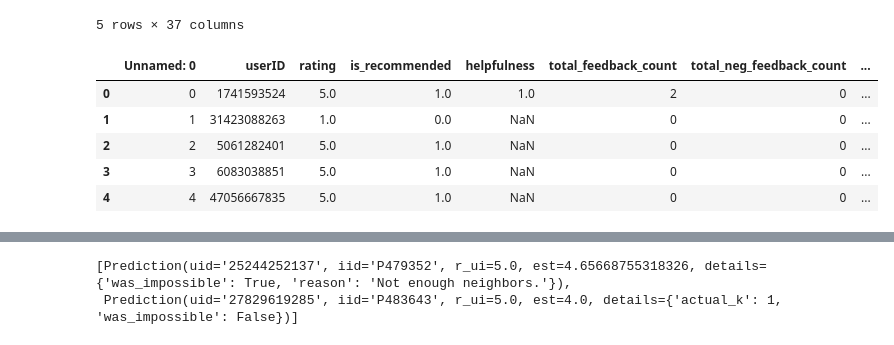
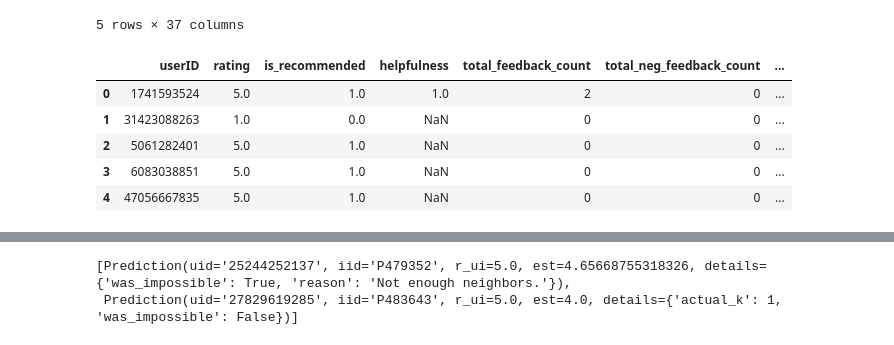
Before and after one commit to nurs-1502/Web_Mining_Project, a Jupyter notebook: Updated_Recommender_System.ipynb, the cells around one changed output, grey strips where cells are left out. Drawn from its saved outputs; the diff is of its cells as text; code cells hidden in the pictures.

```diff
--- a/Updated_Recommender_System.ipynb
+++ b/Updated_Recommender_System.ipynb
@@ -7,7 +7,7 @@ my_seed = 0
 random.seed(my_seed)
 np.random.seed(my_seed)
 # %%
-# ─── Cell 2: Imports & Load Data + Build Full User Features ───────────────────
+# ─── Cell 2: Imports, Load & Clean Data, Build Full User Features ─────────────
 import os
 import pandas as pd
 
@@ -18,33 +18,49 @@ dataset_folder = "/Users/hamidahmad/Desktop/DataSet"
 products = pd.read_csv(
     os.path.join(dataset_folder, 'product_info.csv'),
     low_memory=False
-).rename(columns={'product_id':'itemID'}).dropna(subset=['itemID'])
+)
+# Drop any stray “Unnamed” index columns
+products = products.loc[:, ~products.columns.str.startswith('Unnamed')]
+products = (
+    products
+      .rename(columns={'product_id':'itemID'})
+      .dropna(subset=['itemID'])
+)
 products['itemID'] = products['itemID'].astype(str)
 
 # 2.3 Reviews
 review_files = [f for f in os.listdir(dataset_folder) if f.startswith('reviews')]
 print("Found review files:", review_files)
 
-reviews = pd.concat(
-    [pd.read_csv(os.path.join(dataset_folder, f), low_memory=False)
-     for f in review_files],
-    ignore_index=True
-).rename(columns={
+# Read and clean each reviews file
+dfs = []
+for f in review_files:
+    df = pd.read_csv(os.path.join(dataset_folder, f), low_memory=False)
+    df = df.loc[:, ~df.columns.str.startswith('Unnamed')]
+    dfs.append(df)
+reviews = pd.concat(dfs, ignore_index=True)
+
+# Standardize column names
+reviews = reviews.rename(columns={
     'author_id':   'userID',
     'product_id':  'itemID',
     'rating':      'rating',
     'review_text': 'review_text'
 })
 
-# Clean & cast
-reviews['userID']      = reviews['userID'].astype(str)
-reviews['itemID']      = reviews['itemID'].astype(str)
-reviews['rating']      = pd.to_numeric(reviews['rating'], errors='coerce')
-reviews = reviews.dropna(subset=['userID','itemID','rating'])
-reviews['rating']      = reviews['rating'].astype(float)
-reviews['review_text'] = reviews.get('review_text', '').fillna('').astype(str)
+# Cast types & handle missing ratings
+reviews['userID'] = reviews['userID'].astype(str)
+reviews['itemID'] = reviews['itemID'].astype(str)
+reviews['rating'] = pd.to_numeric(reviews['rating'], errors='coerce')
+# For CF models we drop rows without ratings
+reviews = reviews.dropna(subset=['rating'])
+reviews['rating'] = reviews['rating'].astype(float)
 
-# 2.4 Build full user_features matching teammate’s selection
+# Ensure review_text is string
+reviews['review_text'] = reviews.get('review_text','').fillna('').astype(str)
+
+# 2.4 Build full user_features as per teammate’s selection
+
 # 2.4.1 Numeric aggregates
 user_stats = (
     reviews
@@ -57,12 +73,12 @@ user_stats = (
       )
 )
 
-# 2.4.2 Missing‐flag & imputation
+# 2.4.2 Missing‐flag & imputation for recommend_ratio
 user_stats['recommend_missing'] = user_stats['recommend_ratio'].isna().astype(int)
 global_recommend = reviews['is_recommended'].mean()
-user_stats['recommend_ratio']  = user_stats['recommend_ratio'].fillna(global_recommend)
+user_stats['recommend_ratio'] = user_stats['recommend_ratio'].fillna(global_recommend)
 
-# 2.4.3 Profile fields (first review per user)
+# 2.4.3 First‐review profile fields
 profile = (
     reviews
       .sort_values('submission_time')
@@ -71,11 +87,13 @@ profile = (
       .first()[['skin_tone','skin_type','eye_color','hair_color']]
 )
 
-# 2.4.4 One-hot encode each profile dimension
-tone_dummies = pd.get_dummies(profile['skin_tone'], prefix='tone')
-type_dummies = pd.get_dummies(profile['skin_type'], prefix='type')
-eye_dummies  = pd.get_dummies(profile['eye_color'], prefix='eye')
-hair_dummies = pd.get_dummies(profile['hair_color'], prefix='hair')
+# 2.4.4 One‐hot encode each profile dimension
+# 2.4.4 One‐hot encode each profile dimension (force 0/1 ints)
+tone_dummies = pd.get_dummies(profile['skin_tone'], prefix='tone').astype(int)
+type_dummies = pd.get_dummies(profile['skin_type'], prefix='type').astype(int)
+eye_dummies  = pd.get_dummies(profile['eye_color'], prefix='eye').astype(int)
+hair_dummies = pd.get_dummies(profile['hair_color'], prefix='hair').astype(int)
+
 
 user_profile = pd.concat(
     [profile.index.to_series(), tone_dummies, type_dummies, eye_dummies, hair_dummies],
@@ -85,8 +103,9 @@ user_profile = pd.concat(
 # 2.4.5 Merge stats + profile
 user_features = user_stats.join(user_profile, how='left').reset_index()
 
-print("Products shape:", products.shape)
-print("Reviews shape: ", reviews.shape)
+# Outputs
+print("Products shape:     ", products.shape)
+print("Reviews shape:      ", reviews.shape)
 print("User_features shape:", user_features.shape)
 display(user_features.head(), reviews.head())
 # %% [output]
@@ -102,11 +121,11 @@ User_features shape: (503216, 37)
 | 4 | 10000098796 | 5.0 | 2 | 0.839962 | NaN | 1 | NaN | ... |
 5 rows × 37 columns
-|  | Unnamed: 0 | userID | rating | is_recommended | helpfulness | total_feedback_count | total_neg_feedback_count | ... |
-| 0 | 0 | 1741593524 | 5.0 | 1.0 | 1.0 | 2 | 0 | ... |
-| 1 | 1 | 31423088263 | 1.0 | 0.0 | NaN | 0 | 0 | ... |
-| 2 | 2 | 5061282401 | 5.0 | 1.0 | NaN | 0 | 0 | ... |
-| 3 | 3 | 6083038851 | 5.0 | 1.0 | NaN | 0 | 0 | ... |
-| 4 | 4 | 47056667835 | 5.0 | 1.0 | NaN | 0 | 0 | ... |
+|  | userID | rating | is_recommended | helpfulness | total_feedback_count | total_neg_feedback_count | ... |
+| 0 | 1741593524 | 5.0 | 1.0 | 1.0 | 2 | 0 | ... |
+| 1 | 31423088263 | 1.0 | 0.0 | NaN | 0 | 0 | ... |
+| 2 | 5061282401 | 5.0 | 1.0 | NaN | 0 | 0 | ... |
+| 3 | 6083038851 | 5.0 | 1.0 | NaN | 0 | 0 | ... |
+| 4 | 47056667835 | 5.0 | 1.0 | NaN | 0 | 0 | ... |
 # %%
 from surprise import Dataset, Reader, KNNBasic, SVD
 # %%
```
Also changed, not shown: parts of 9 cells of this notebook.
